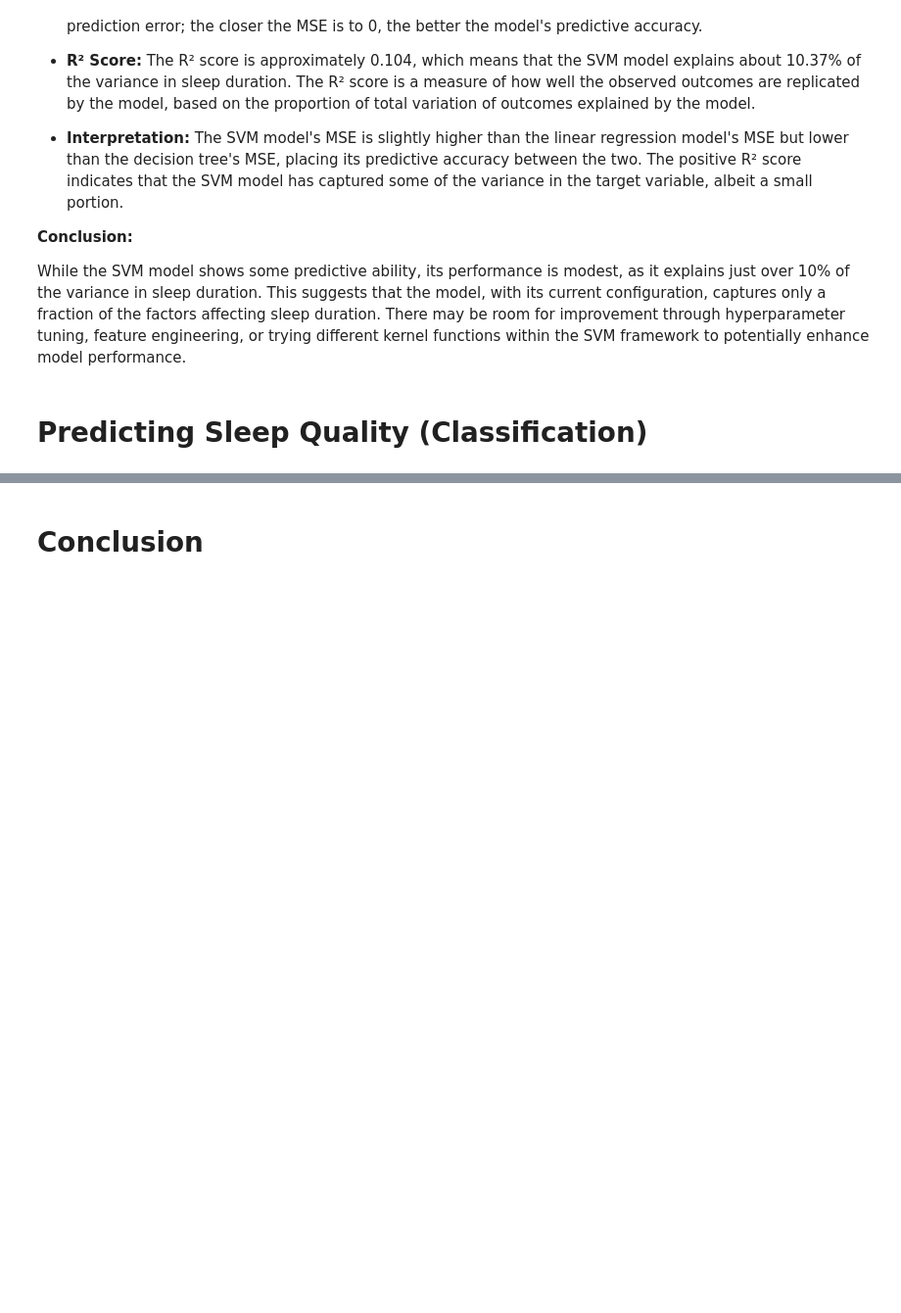
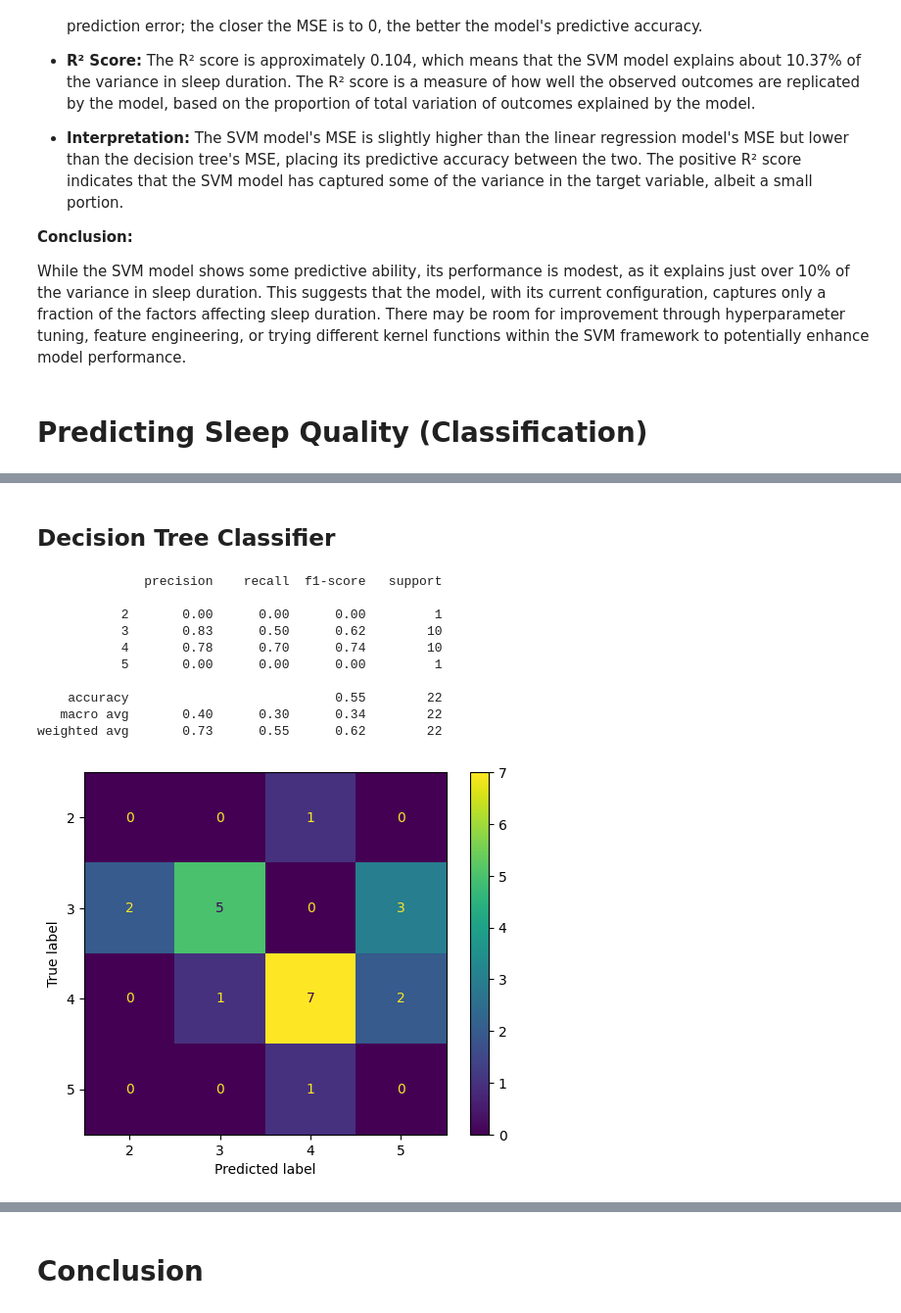
Before and after one commit to johnkimtech/sleep, a Jupyter notebook: Modeling.ipynb, the cells around one changed output, grey strips where cells are left out. Shown at 98% size. Saved outputs shown, nothing was run; the diff lists cells and outputs as text; code cells hidden in the pictures; blank space fills up the shorter version.

```diff
--- a/Modeling.ipynb
+++ b/Modeling.ipynb
@@ -303,0 +370,36 @@ While the SVM model shows some predictive ability, its performance is modest, as
+# %% [markdown]
+## Decision Tree Classifier
+# %%
+from sklearn.tree import DecisionTreeClassifier
+
+# Split the data into training and testing sets
+X_train, X_test, y_train, y_test = train_test_split(X, y, test_size=0.2, random_state=42)
+
+# Create the Decision Tree Classifier model
+decision_tree_model = DecisionTreeClassifier(random_state=42)
+
+# Fit the model on the training data
+decision_tree_model.fit(X_train, y_train)
+
+# Make predictions on the testing data
+y_pred_decision_tree = decision_tree_model.predict(X_test)
+
+# Evaluate the model
+print(classification_report(y_test, y_pred_decision_tree))
+
+# Compute confusion matrix
+cm = confusion_matrix(y_test, y_pred_decision_tree, labels=decision_tree_model.classes_)
+ConfusionMatrixDisplay(cm, display_labels=decision_tree_model.classes_).plot()
+plt.show()
+# %% [output]
+              precision    recall  f1-score   support
+
+           2       0.00      0.00      0.00         1
+           3       0.83      0.50      0.62        10
+           4       0.78      0.70      0.74        10
+           5       0.00      0.00      0.00         1
+
+    accuracy                           0.55        22
+   macro avg       0.40      0.30      0.34        22
+weighted avg       0.73      0.55      0.62        22
+[figure, added]
```
Also changed, not shown: parts of 10 cells of this notebook, 1 other file.
